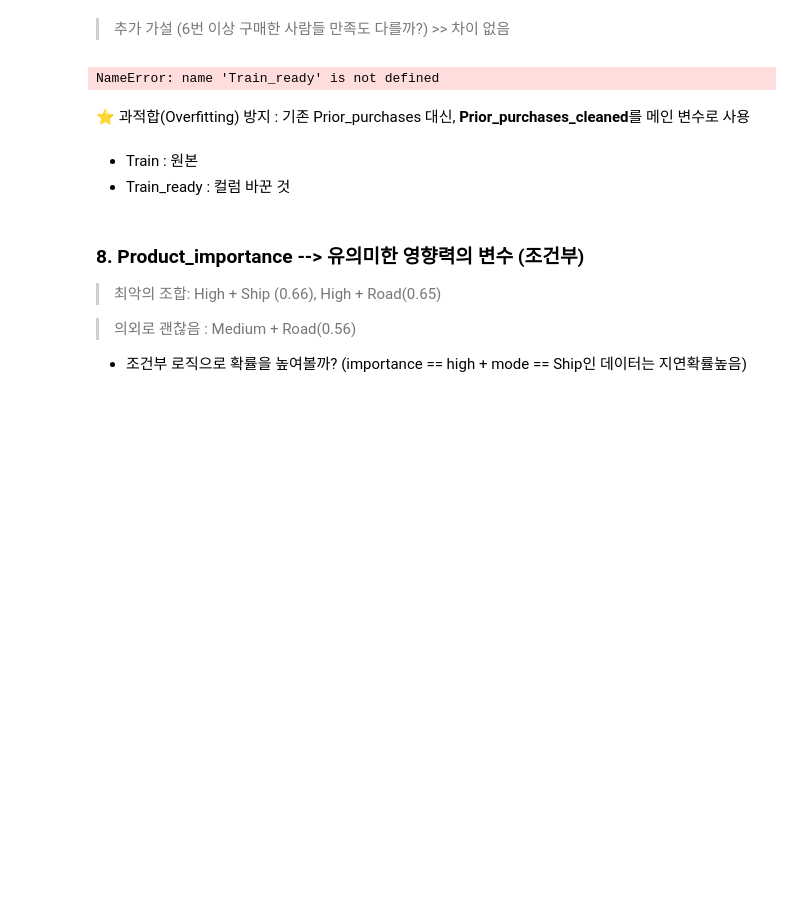
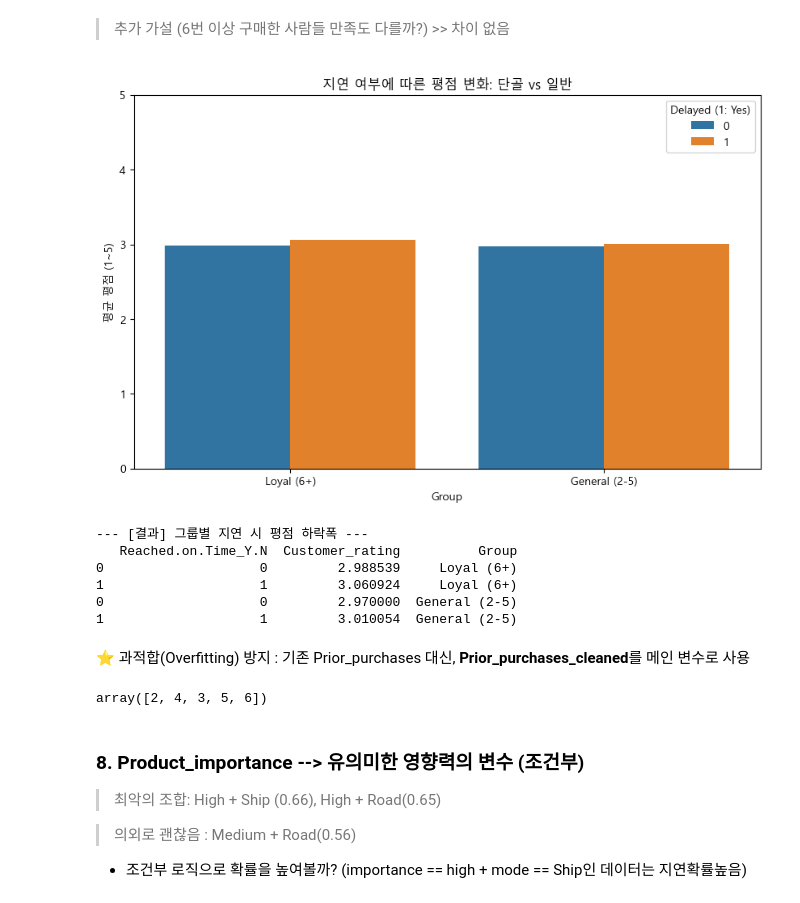
Before and after one commit to lamph0880/E-commerce, a Jupyter notebook: KHM/MiniProject_EDA.ipynb, the cells around one changed output. Drawn from its saved outputs; the diff is of its cells as text; code cells hidden in the pictures; blank space fills up the shorter version.

```diff
--- a/KHM/MiniProject_EDA.ipynb
+++ b/KHM/MiniProject_EDA.ipynb
@@ -451,15 +453,15 @@ plt.show()
 # %% [markdown]
 > 가설 1 확인
 # %%
-# [0-1] 먼저 Train 데이터에 Is_High_Discount 컬럼을 다시 만듭니다.
+# [0-1] 먼저 train_df 데이터에 Is_High_Discount 컬럼을 다시 만듭니다.
 # 10.5달러 초과면 1, 아니면 0
-Train['Is_High_Discount'] = (Train['Discount_offered'] > 10.5).astype(int)
+train_df['Is_High_Discount'] = (train_df['Discount_offered'] > 10.5).astype(int)
 
 # [0-2] 그 다음에 '지연된 데이터'만 따로 추출해야 Is_High_Discount가 포함됩니다.
-delayed_shipments = Train[Train['Reached.on.Time_Y.N'] == 1].copy()
+delayed_shipments = train_df[train_df['Reached.on.Time_Y.N'] == 1].copy()
 
 # 1. 지연된 데이터(Reached.on.Time_Y.N == 1)만 따로 추출
-delayed_shipments = Train[Train['Reached.on.Time_Y.N'] == 1].copy()
+delayed_shipments = train_df[train_df['Reached.on.Time_Y.N'] == 1].copy()
 
 # 2. 지연된 건들 중에서 '고할인' vs '저할인' 그룹의 평점 비교
 plt.figure(figsize=(10, 6))
@@ -582,10 +584,10 @@ print(prior_analysis)
 # %%
 # 'Prior_purchases'가 6 이상인 것들은 모두 6으로 통일 (별도 그룹화)
 # 6, 7, 8, 10을 모두 '6'이라는 대표값으로 뭉치기
-Train['Prior_purchases_cleaned'] = Train['Prior_purchases'].apply(lambda x: x if x < 6 else 6)
+train_df['Prior_purchases_cleaned'] = train_df['Prior_purchases'].apply(lambda x: x if x < 6 else 6)
 
 # 다시 한번 지연율과 개수를 확인
-cleaned_analysis = Train.groupby('Prior_purchases_cleaned')['Reached.on.Time_Y.N'].agg(['mean', 'count'])
+cleaned_analysis = train_df.groupby('Prior_purchases_cleaned')['Reached.on.Time_Y.N'].agg(['mean', 'count'])
 print(cleaned_analysis)
 # %% [output]
                              mean  count
@@ -721,34 +723,42 @@ plt.show()
 > 추가 가설 (6번 이상 구매한 사람들 만족도 다를까?) >> 차이 없음
 # %%
 # [1] 데이터 분리: 6회 이상(Loyal) vs 5회 이하(General)
-loyal_df = Train_ready[Train_ready['Prior_purchases'] >= 6].copy()
-general_df = Train_ready[Train_ready['Prior_purchases'] < 6].copy()
+loyal_df = train_df[train_df['Prior_purchases'] >= 6].copy()
+general_df = train_df[train_df['Prior_purchases'] < 6].copy()
 
 # [2] 지연 여부별 평균 평점 비교 데이터 생성
 def get_rating_analysis(df, label):
     res = df.groupby('Reached.on.Time_Y.N')['Customer_rating'].mean().reset_index()
     res['Group'] = label
     return res
 
 loyal_res = get_rating_analysis(loyal_df, 'Loyal (6+)')
 general_res = get_rating_analysis(general_df, 'General (2-5)')
 
 combined_res = pd.concat([loyal_res, general_res])
 
 # [3] 시각화: 지연 여부에 따른 평점 변화 (단골 vs 일반)
 plt.figure(figsize=(10, 6))
 sns.barplot(data=combined_res, x='Group', y='Customer_rating', hue='Reached.on.Time_Y.N')
 plt.title("지연 여부에 따른 평점 변화: 단골 vs 일반")
 plt.ylabel("평균 평점 (1~5)")
 plt.ylim(0, 5)
 plt.legend(title='Delayed (1: Yes)')
 plt.show()
 
 print("--- [결과] 그룹별 지연 시 평점 하락폭 ---")
 print(combined_res)
 # %% [output]
+[figure, added]
-NameError: name 'Train_ready' is not defined
+--- [결과] 그룹별 지연 시 평점 하락폭 ---
+   Reached.on.Time_Y.N  Customer_rating          Group
+0                    0         2.988539     Loyal (6+)
+1                    1         3.060924     Loyal (6+)
+0                    0         2.970000  General (2-5)
+1                    1         3.010054  General (2-5)
 # %% [markdown]
 ⭐ 과적합(Overfitting) 방지 : 기존 Prior_purchases 대신, **Prior_purchases_cleaned**를 메인 변수로 사용
 # %%
-Train['Prior_purchases_cleaned'].unique()
+train_df['Prior_purchases_cleaned'].unique()
+# %% [output]
+array([2, 4, 3, 5, 6])
@@ -776,6 +765,3 @@ print(Train_ready.columns.tolist())
-# %% [markdown]
-* Train : 원본
-* Train_ready : 컬럼 바꾼 것
 # %% [markdown]
 ### 8. Product_importance  --> 유의미한 영향력의 변수 (조건부)
 > 최악의 조합: High + Ship (0.66), High + Road(0.65)
```
Also changed, not shown: parts of 47 cells of this notebook, 1 other file.
